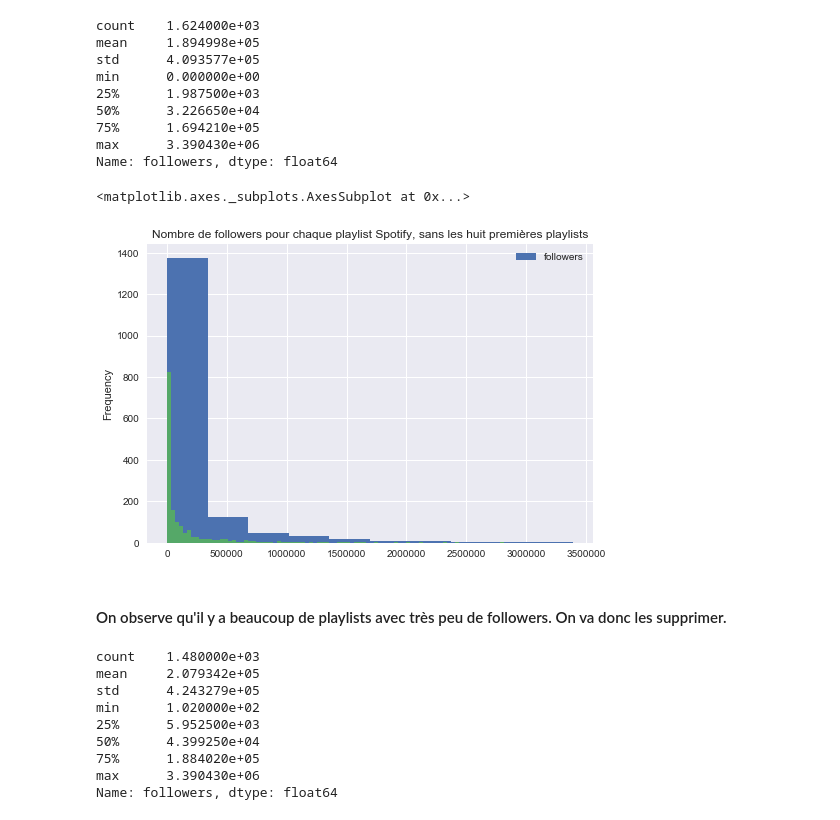
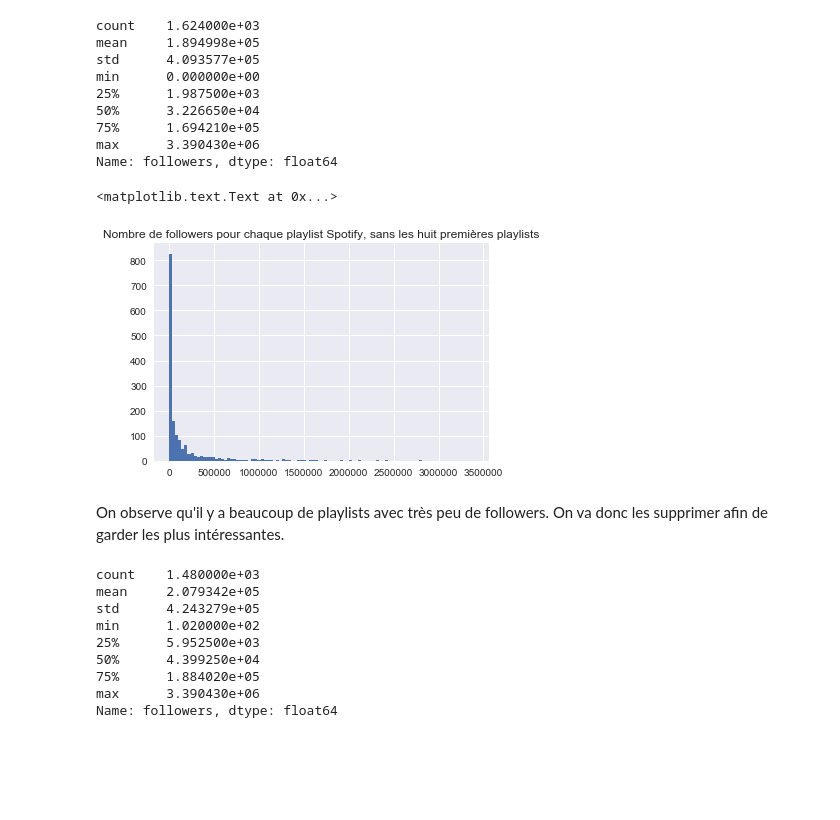
Before and after one commit to erufuun/Python-Projet-DS, a Jupyter notebook: Collect.ipynb, the cells around one changed output. Cells and saved outputs as stored; diff of their text form; code cells hidden in the pictures; blank space fills up the shorter version.

```diff
--- a/Collect.ipynb
+++ b/Collect.ipynb
@@ -102,13 +113,13 @@ min      0.000000e+00
 max      3.390430e+06
 Name: followers, dtype: float64
 # %%
-follow.plot(kind = "hist", legend = True, title = "Nombre de followers pour chaque playlist Spotify, sans les huit premières playlists")
 follow.hist(bins = 100)
+plt.title("Nombre de followers pour chaque playlist Spotify, sans les huit premières playlists")
 # %% [output]
-<matplotlib.axes._subplots.AxesSubplot at 0x...>
+<matplotlib.text.Text at 0x...>
-[figure, old version]
+[figure, new version]
 # %% [markdown]
-#### On observe qu'il y a beaucoup de playlists avec très peu de followers. On va donc les supprimer.
+On observe qu'il y a beaucoup de playlists avec très peu de followers. On va donc les supprimer afin de garder les plus intéressantes.
 # %%
 # Supprimer les playlists avec trop peu de followers (moins de n)
 def filtrer_follow (playlists, n) :
```
Also changed, not shown: parts of 13 cells of this notebook.
